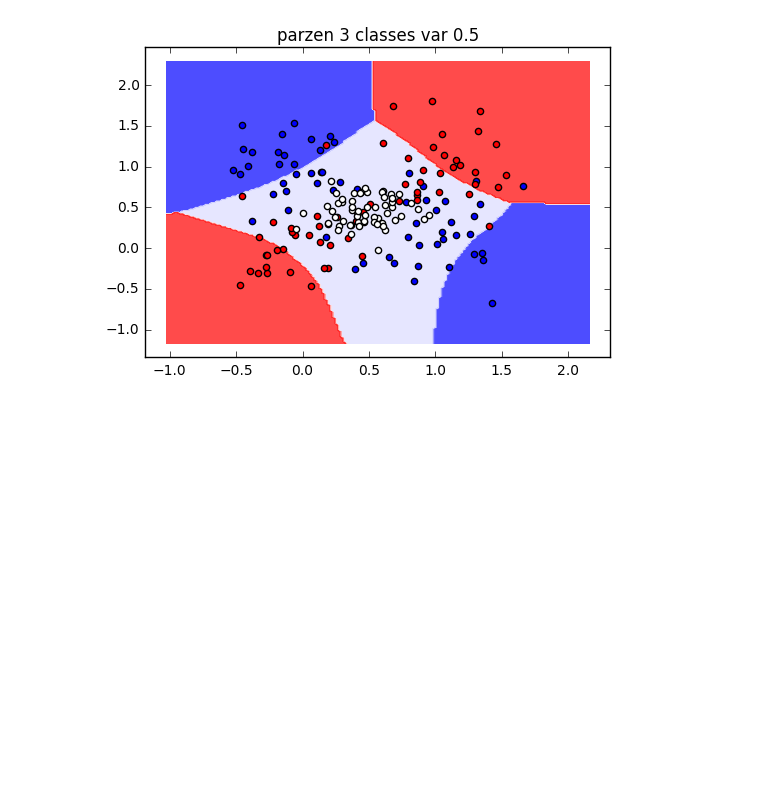
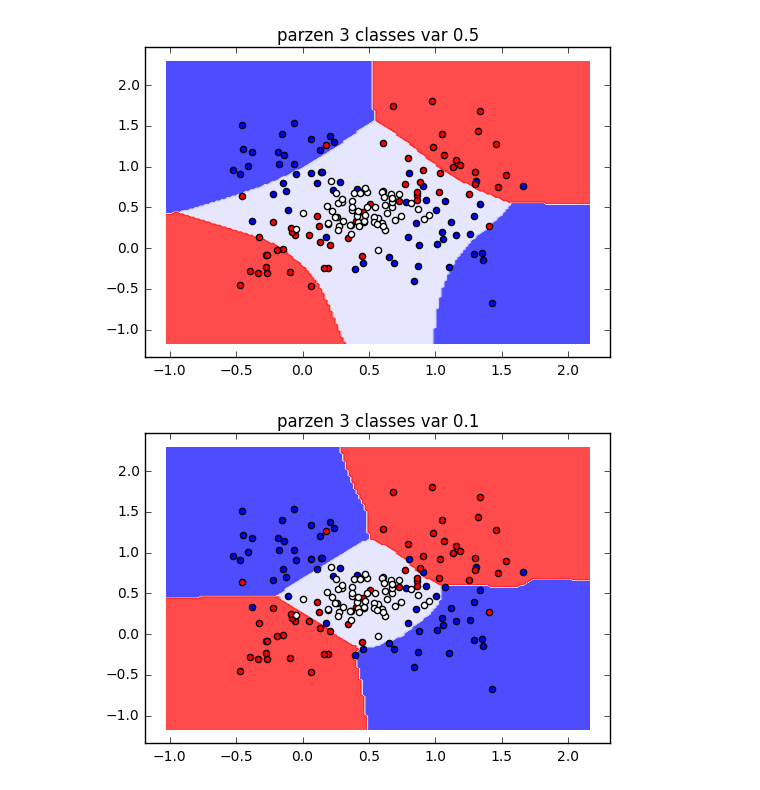
Before and after one commit to p16i/course-machine-intelligence-1, a Jupyter notebook: w6/classification-and-rbf.ipynb, the cells around one changed output. Cells and saved outputs as stored; diff of their text form; code cells hidden in the pictures; blank space fills up the shorter version.

```diff
--- a/w6/classification-and-rbf.ipynb
+++ b/w6/classification-and-rbf.ipynb
@@ -201,3 +195,8 @@ pred_parzen3_05 = pred_parzen(new_training_x, new_y_encoded, xx_yy, 0.5, classes
 plotContour( new_training_x, pred_parzen3_05, "parzen 3 classes var 0.5", colors=('b','r', 'w') )
 # %% [output]
 [figure]
+# %%
+pred_parzen3_01 = pred_parzen(new_training_x, new_y_encoded, xx_yy, 0.1, classes=[-1,1,0])
+plotContour( new_training_x, pred_parzen3_01, "parzen 3 classes var 0.1", colors=('b','r', 'w') )
+# %% [output]
+[figure, added]
```
Also changed, not shown: parts of 5 cells of this notebook.
